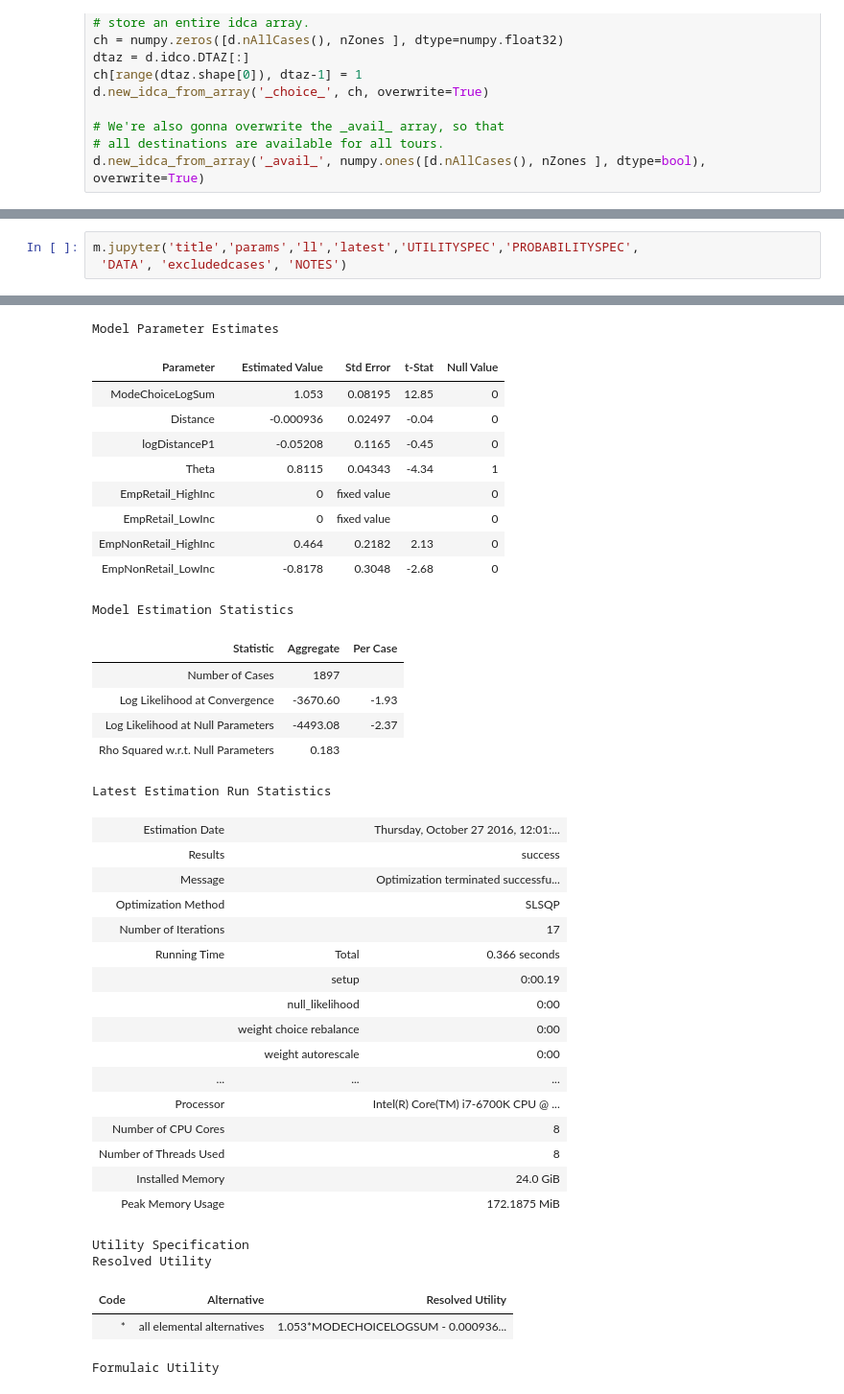
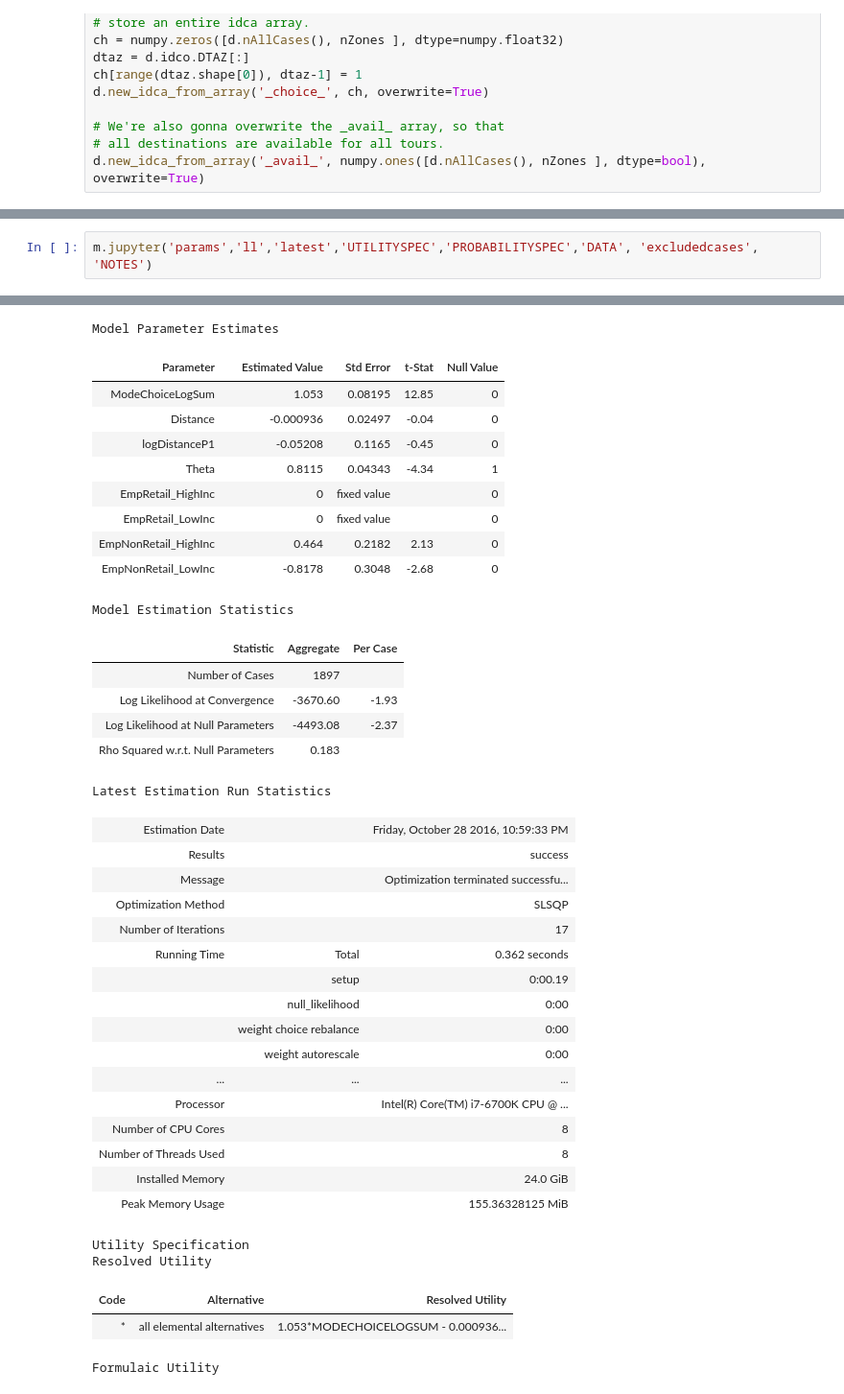
Before and after one commit to jpn--/larch, a Jupyter notebook: doc/example/299_exampville.ipynb, the cells around one changed output, grey strips where cells are left out. Shown at 96% size. Cells and saved outputs as stored; diff of their text form.

```diff
--- a/doc/example/299_exampville.ipynb
+++ b/doc/example/299_exampville.ipynb
@@ -656,6 +657,5 @@ m.xhtml_report(filename=os.path.join(directory,'destination_choice_model.html'),
  EmpNonRetail_LowInc  -0.8178          0.3048    -2.68   0
 +--------------------+---------------+----------+------+----------+
 # %%
-m.jupyter('title','params','ll','latest','UTILITYSPEC','PROBABILITYSPEC',
- 'DATA', 'excludedcases', 'NOTES')
+m.jupyter('params','ll','latest','UTILITYSPEC','PROBABILITYSPEC','DATA', 'excludedcases', 'NOTES')
 # %% [output]
@@ -663,26 +662,26 @@ Exampville Work Tour Destination Choice
 Model Parameter Estimates
 | Parameter |  | Estimated Value | Std Error | t-Stat | Null Value |
 | ModeChoiceLogSum |  | 1.053 | 0.08195 | 12.85 | 0 |
 | Distance |  | -0.000936 | 0.02497 | -0.04 | 0 |
 | logDistanceP1 |  | -0.05208 | 0.1165 | -0.45 | 0 |
 | Theta |  | 0.8115 | 0.04343 | -4.34 | 1 |
 | EmpRetail_HighInc |  | 0 | fixed value |  | 0 |
 | EmpRetail_LowInc |  | 0 | fixed value |  | 0 |
 | EmpNonRetail_HighInc |  | 0.464 | 0.2182 | 2.13 | 0 |
 | EmpNonRetail_LowInc |  | -0.8178 | 0.3048 | -2.68 | 0 |
 Model Estimation Statistics
 | Statistic | Aggregate | Per Case |
 | Number of Cases | 1897 |  |
 | Log Likelihood at Convergence | -3670.60 | -1.93 |
 | Log Likelihood at Null Parameters | -4493.08 | -2.37 |
 | Rho Squared w.r.t. Null Parameters | 0.183 |  |
 Latest Estimation Run Statistics
-| Estimation Date |  | Thursday, October 27 2016, 12:01:... |
+| Estimation Date |  | Friday, October 28 2016, 10:59:33 PM |
 | Results |  | success |
 | Message |  | Optimization terminated successfu... |
 | Optimization Method |  | SLSQP |
 | Number of Iterations |  | 17 |
-| Running Time | Total | 0.366 seconds |
+| Running Time | Total | 0.362 seconds |
 |  | setup | 0:00.19 |
 |  | null_likelihood | 0:00 |
 |  | weight choice rebalance | 0:00 |
@@ -692,7 +691,7 @@ Latest Estimation Run Statistics
 | Number of CPU Cores |  | 8 |
 | Number of Threads Used |  | 8 |
 | Installed Memory |  | 24.0 GiB |
-| Peak Memory Usage |  | 172.1875 MiB |
+| Peak Memory Usage |  | 155.36328125 MiB |
 Utility Specification
 Resolved Utility
 | Code | Alternative | Resolved Utility |
```
Also changed, not shown: parts of 12 cells of this notebook, 7 other files.
